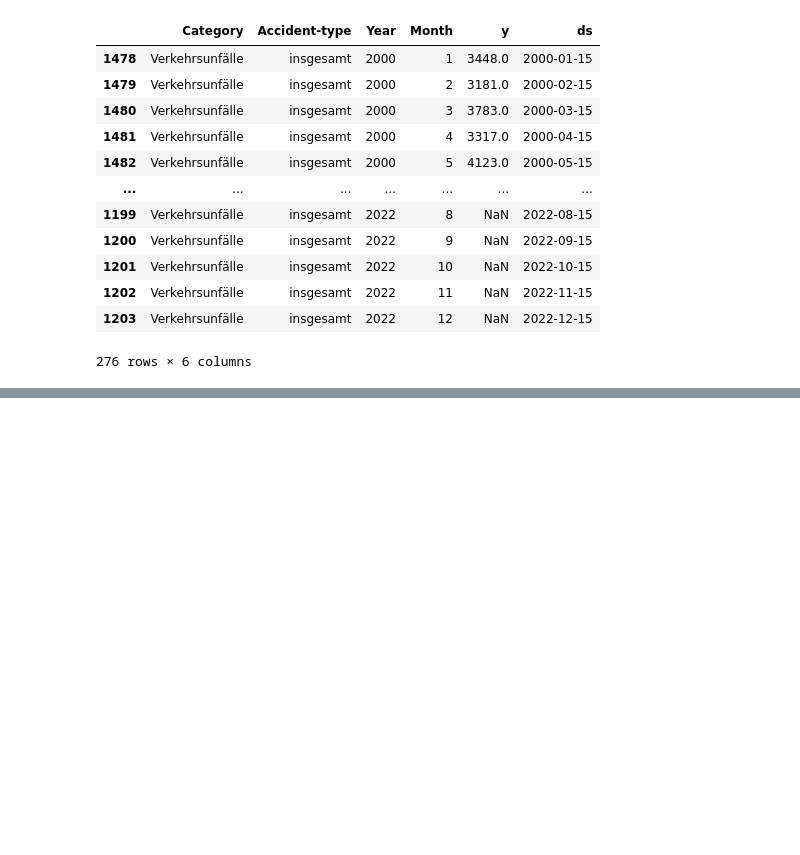
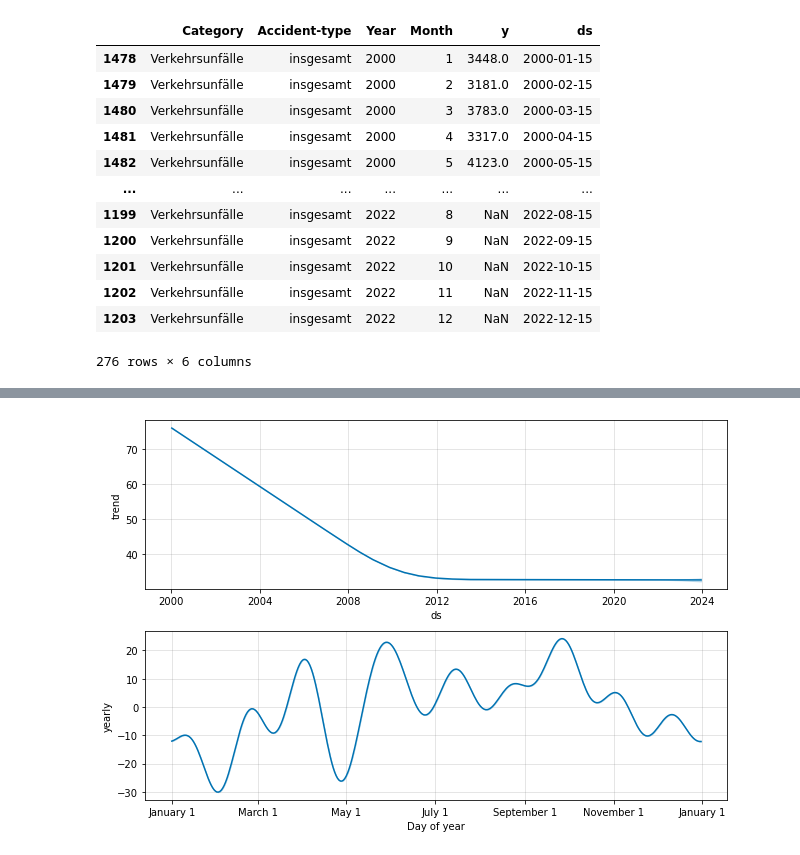
Before and after one commit to jyotsnad246/accident-prediction-web-app, a Jupyter notebook: forecasting_using_prophet.ipynb, the cells around one changed output, grey strips where cells are left out. Drawn from its saved outputs; the diff is of its cells as text; code cells hidden in the pictures; blank space fills up the shorter version.

```diff
--- a/forecasting_using_prophet.ipynb
+++ b/forecasting_using_prophet.ipynb
@@ -310,0 +378,4 @@ forecast = m.predict(future)
+# %%
+fig2 = m.plot_components(forecast)
+# %% [output]
+[figure, added]
```
Also changed, not shown: parts of 21 cells of this notebook, 2 other files.
